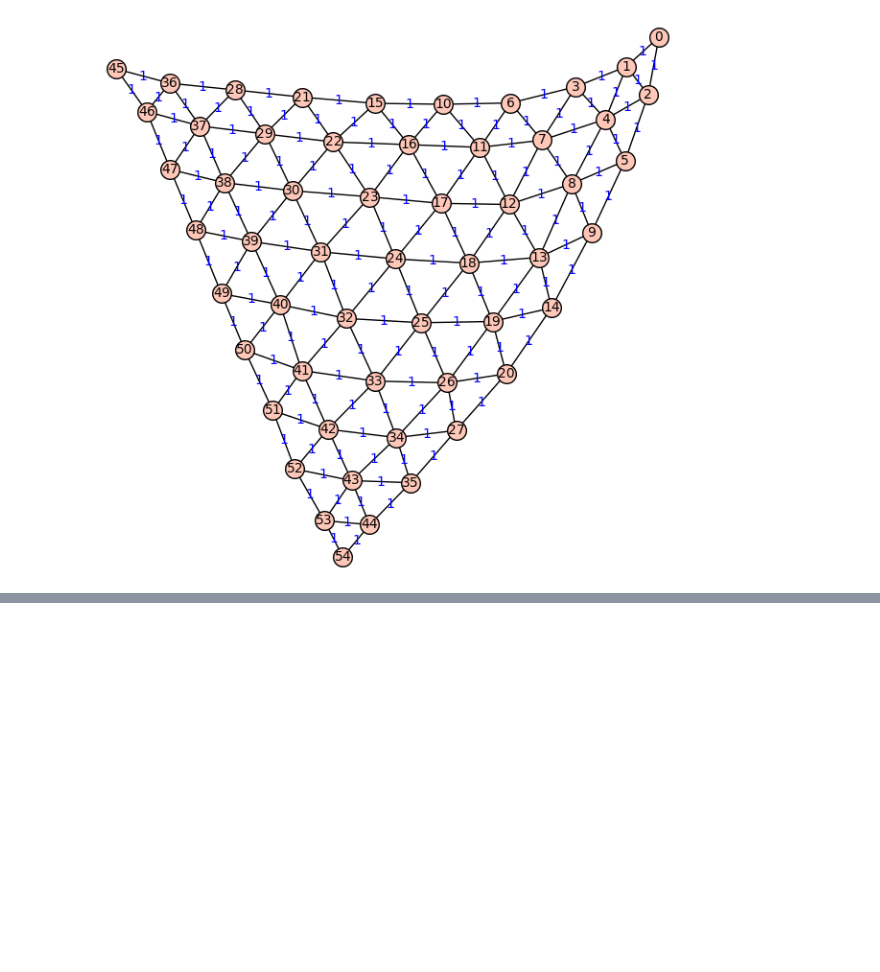
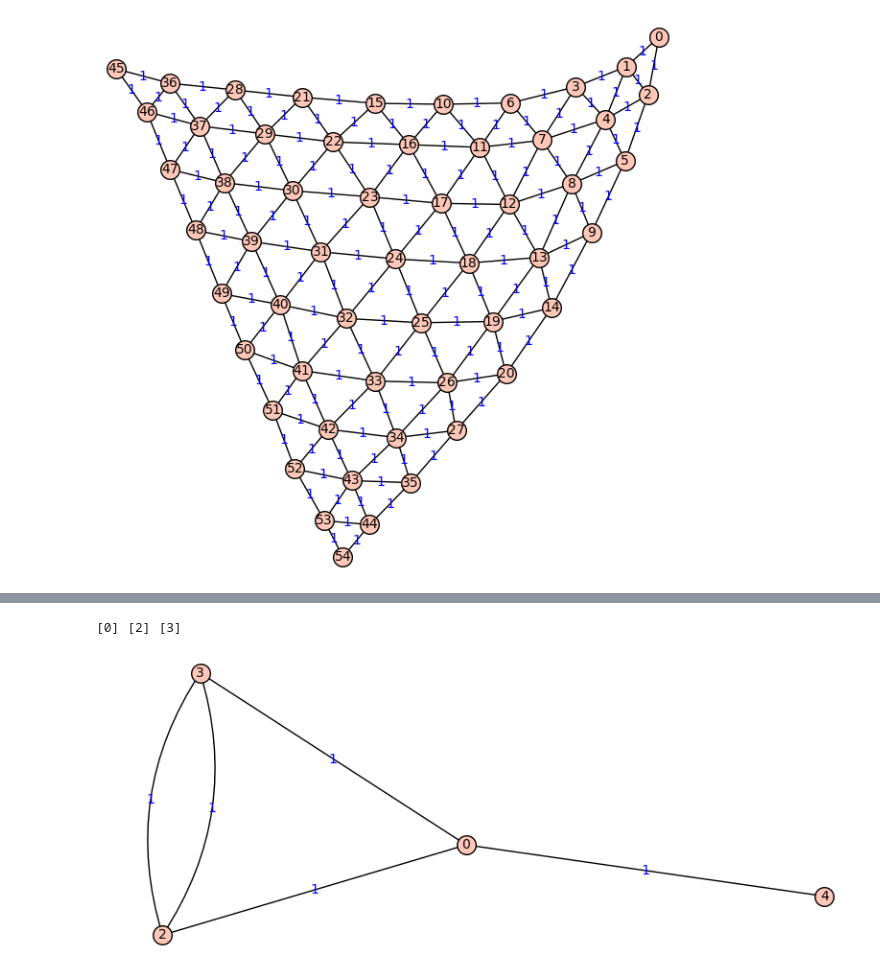
Before and after one commit to mathmanda/SGTCode, a Jupyter notebook: Resistance for SuperTriangles.ipynb, the cells around one changed output, grey strips where cells are left out. Drawn from its saved outputs; the diff is of its cells as text; code cells hidden in the pictures; blank space fills up the shorter version.

```diff
--- a/Resistance for SuperTriangles.ipynb
+++ b/Resistance for SuperTriangles.ipynb
@@ -297,0 +306,6 @@ Looped multi-graph on 4 vertices
+# %%
+H = YDelta(H,5)
+H.plot(edge_labels = True)
+# %% [output]
+[0] [2] [3]
+[figure, added]
```
Also changed, not shown: parts of 10 cells of this notebook, 2 other files.
